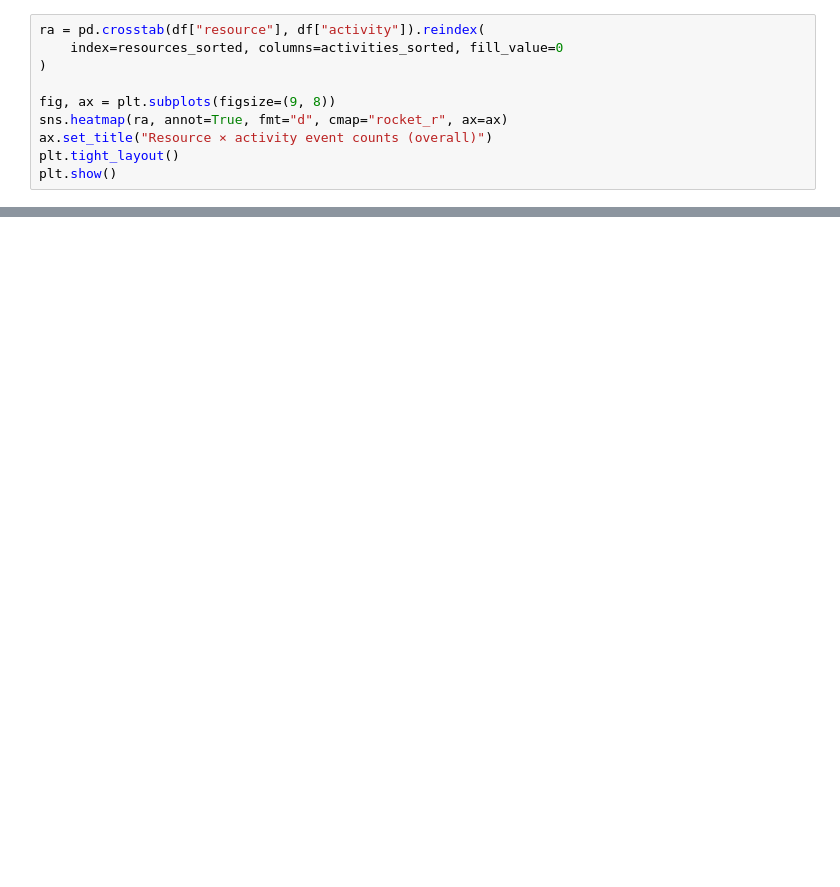
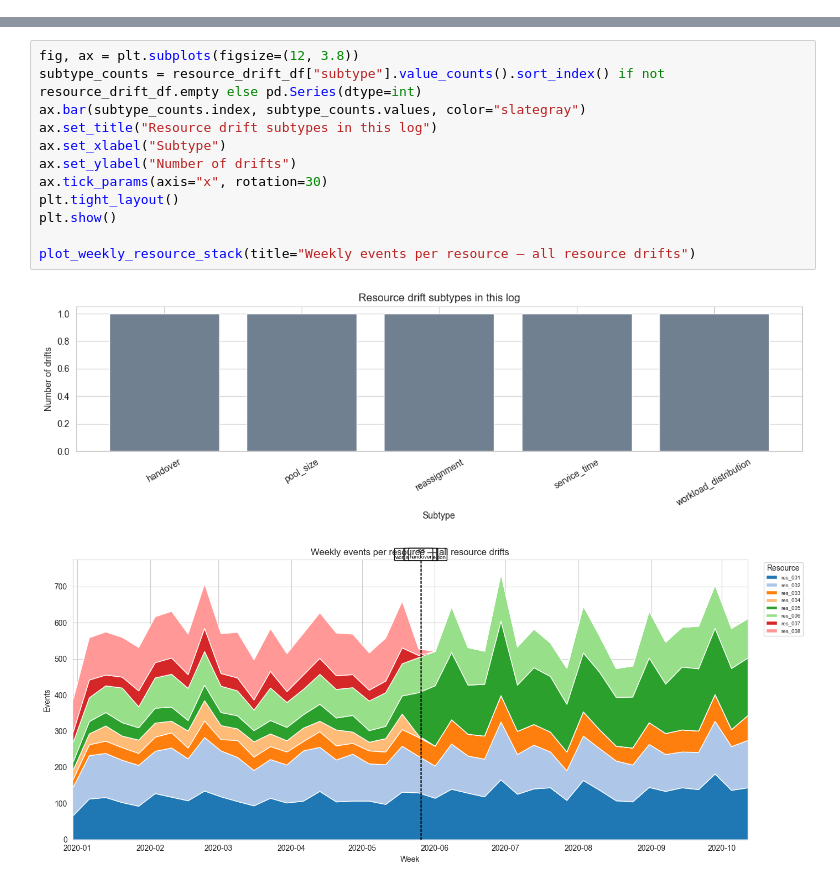
Before and after one commit to boraderen/thesis, a Jupyter notebook: notebooks/resource-perspective.ipynb, the cells around one changed output, grey strips where cells are left out. Cells and saved outputs as stored; diff of their text form; blank space fills up the shorter version.

```diff
--- a/notebooks/resource-perspective.ipynb
+++ b/notebooks/resource-perspective.ipynb
@@ -140,10 +140,0 @@ plt.show()
-# %%
-ra = pd.crosstab(df["resource"], df["activity"]).reindex(
-    index=resources_sorted, columns=activities_sorted, fill_value=0
-)
-
-fig, ax = plt.subplots(figsize=(9, 8))
-sns.heatmap(ra, annot=True, fmt="d", cmap="rocket_r", ax=ax)
-ax.set_title("Resource × activity event counts (overall)")
-plt.tight_layout()
-plt.show()
@@ -204,0 +308,15 @@ plt.show()
+# %%
+fig, ax = plt.subplots(figsize=(12, 3.8))
+subtype_counts = resource_drift_df["subtype"].value_counts().sort_index() if not resource_drift_df.empty else pd.Series(dtype=int)
+ax.bar(subtype_counts.index, subtype_counts.values, color="slategray")
+ax.set_title("Resource drift subtypes in this log")
+ax.set_xlabel("Subtype")
+ax.set_ylabel("Number of drifts")
+ax.tick_params(axis="x", rotation=30)
+plt.tight_layout()
+plt.show()
+
+plot_weekly_resource_stack(title="Weekly events per resource — all resource drifts")
+# %% [output]
+[figure, added]
+[figure, added]
```
Also changed, not shown: parts of 29 cells of this notebook, 29 other files.
